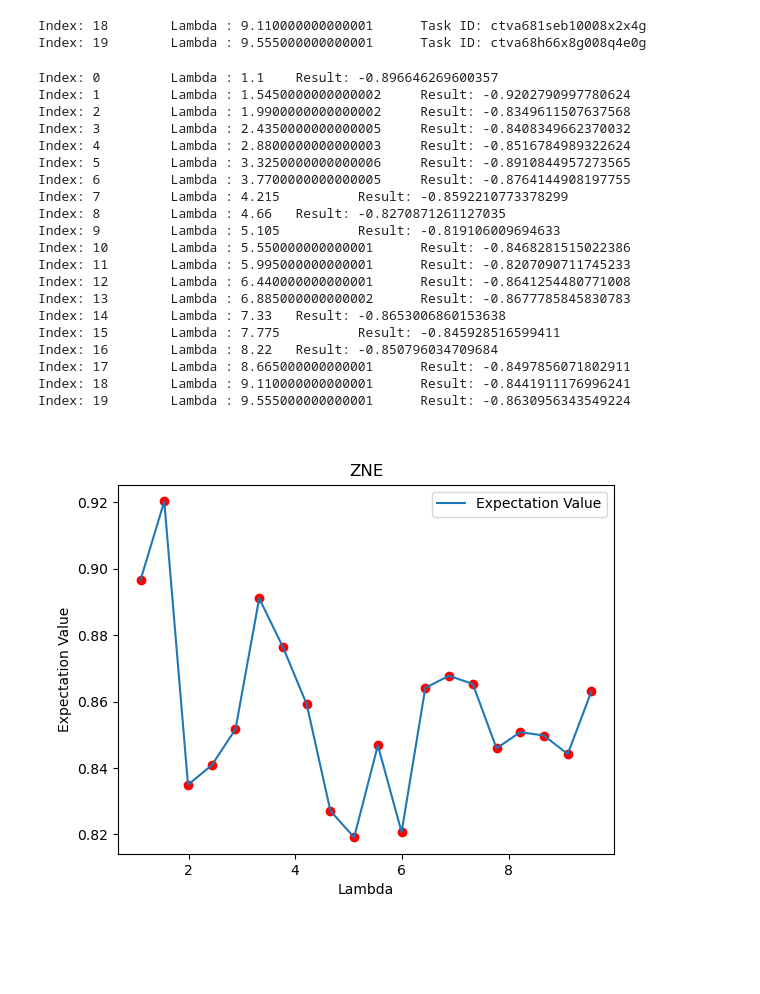
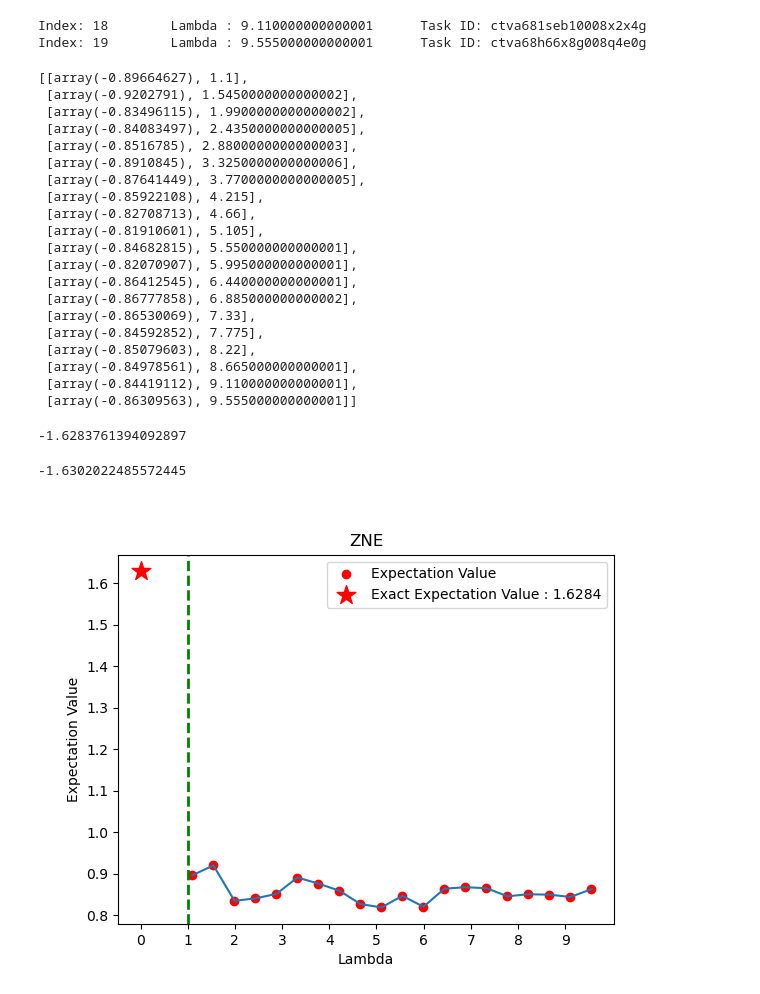
Before and after one commit to Gtortoretto/Quantum-Computing, a Jupyter notebook: AWS/Gabriel/GroundState7 - AWS - ZNE/main.ipynb, the cells around one changed output. Cells and saved outputs as stored; diff of their text form; code cells hidden in the pictures; blank space fills up the shorter version.

```diff
--- a/AWS/Gabriel/GroundState7 - AWS - ZNE/main.ipynb
+++ b/AWS/Gabriel/GroundState7 - AWS - ZNE/main.ipynb
@@ -842,39 +843,56 @@ Index: 19        Lambda : 9.555000000000001      Task ID: ctva68h66x8g008q4e0g
 # salvar_obj(zne_circuits_brisbane_results_2, "zne_circuits_brisbane_results_2")
 
 zne_circuits_brisbane_results_2 = abrir("zne_circuits_brisbane_results_2")
+
+
+zne_circuits_brisbane_results_2
 # %% [output]
-Index: 0         Lambda : 1.1    Result: -0.896646269600357
-Index: 1         Lambda : 1.5450000000000002     Result: -0.9202790997780624
-Index: 2         Lambda : 1.9900000000000002     Result: -0.8349611507637568
-Index: 3         Lambda : 2.4350000000000005     Result: -0.8408349662370032
-Index: 4         Lambda : 2.8800000000000003     Result: -0.8516784989322624
-Index: 5         Lambda : 3.3250000000000006     Result: -0.8910844957273565
-Index: 6         Lambda : 3.7700000000000005     Result: -0.8764144908197755
-Index: 7         Lambda : 4.215          Result: -0.8592210773378299
-Index: 8         Lambda : 4.66   Result: -0.8270871261127035
-Index: 9         Lambda : 5.105          Result: -0.819106009694633
-Index: 10        Lambda : 5.550000000000001      Result: -0.8468281515022386
-Index: 11        Lambda : 5.995000000000001      Result: -0.8207090711745233
-Index: 12        Lambda : 6.440000000000001      Result: -0.8641254480771008
-Index: 13        Lambda : 6.885000000000002      Result: -0.8677785845830783
-Index: 14        Lambda : 7.33   Result: -0.8653006860153638
-Index: 15        Lambda : 7.775          Result: -0.845928516599411
-Index: 16        Lambda : 8.22   Result: -0.850796034709684
-Index: 17        Lambda : 8.665000000000001      Result: -0.8497856071802911
-Index: 18        Lambda : 9.110000000000001      Result: -0.8441911176996241
-Index: 19        Lambda : 9.555000000000001      Result: -0.8630956343549224
+[[array(-0.89664627), 1.1],
+ [array(-0.9202791), 1.5450000000000002],
+ [array(-0.83496115), 1.9900000000000002],
+ [array(-0.84083497), 2.4350000000000005],
+ [array(-0.8516785), 2.8800000000000003],
+ [array(-0.8910845), 3.3250000000000006],
+ [array(-0.87641449), 3.7700000000000005],
+ [array(-0.85922108), 4.215],
+ [array(-0.82708713), 4.66],
+ [array(-0.81910601), 5.105],
+ [array(-0.84682815), 5.550000000000001],
+ [array(-0.82070907), 5.995000000000001],
+ [array(-0.86412545), 6.440000000000001],
+ [array(-0.86777858), 6.885000000000002],
+ [array(-0.86530069), 7.33],
+ [array(-0.84592852), 7.775],
+ [array(-0.85079603), 8.22],
+ [array(-0.84978561), 8.665000000000001],
+ [array(-0.84419112), 9.110000000000001],
+ [array(-0.86309563), 9.555000000000001]]
+# %%
+run_estimator_aer(circuito_ibm_brisbane, es_problem, shots = 2000)
+# %% [output]
+-1.6283761394092897
+# %%
+run_estimator_aer(circuito, es_problem, shots = 2000, seed = 1)
+# %% [output]
+-1.6302022485572445
 # %%
 plt.figure()
 
 x, y = np.array([a[1] for a in zne_circuits_brisbane_results_2]), np.array([a[0] for a in zne_circuits_brisbane_results_2])
 
-plt.plot(x, -y, label = "Expectation Value")
-plt.scatter(x, -y, c='red')
+plt.plot(x, -y)
+plt.scatter(x, -y, c='red', label = "Expectation Value")
+
+exact_value = 1.6283761394092897
+
+plt.scatter(0, exact_value, color='red', marker='*', s=200, label=f'Exact Expectation Value : {exact_value:.4f}')
+plt.xticks(np.arange(0, 10, 1))
+plt.axvline(x=1, color='green', linestyle='--', linewidth=2)
 
 plt.xlabel("Lambda")
 plt.ylabel("Expectation Value")
 plt.title("ZNE")
 plt.legend()
 plt.show()
 # %% [output]
-[figure, old version]
+[figure, new version]
```
Also changed, not shown: parts of 2 cells of this notebook, 1 other file.
